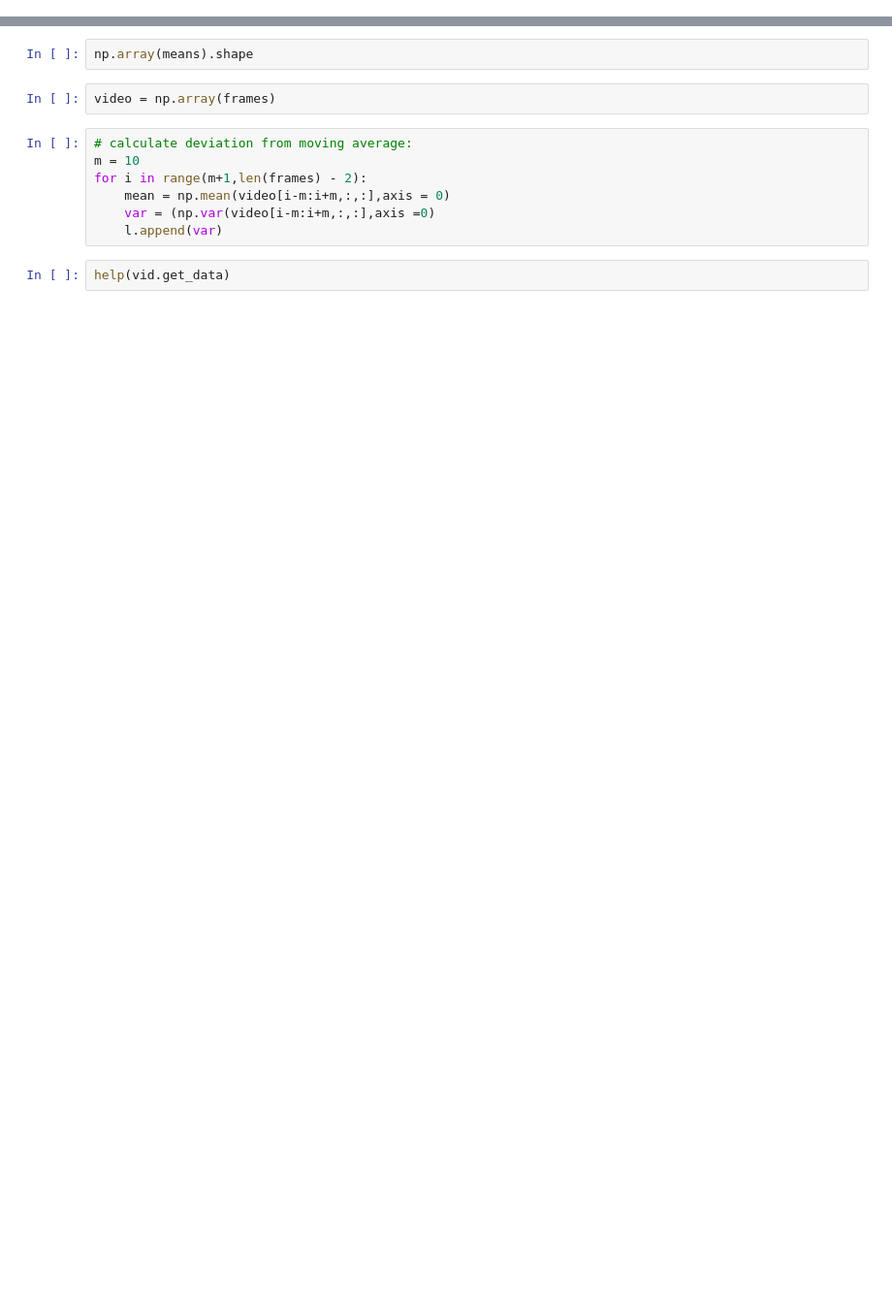
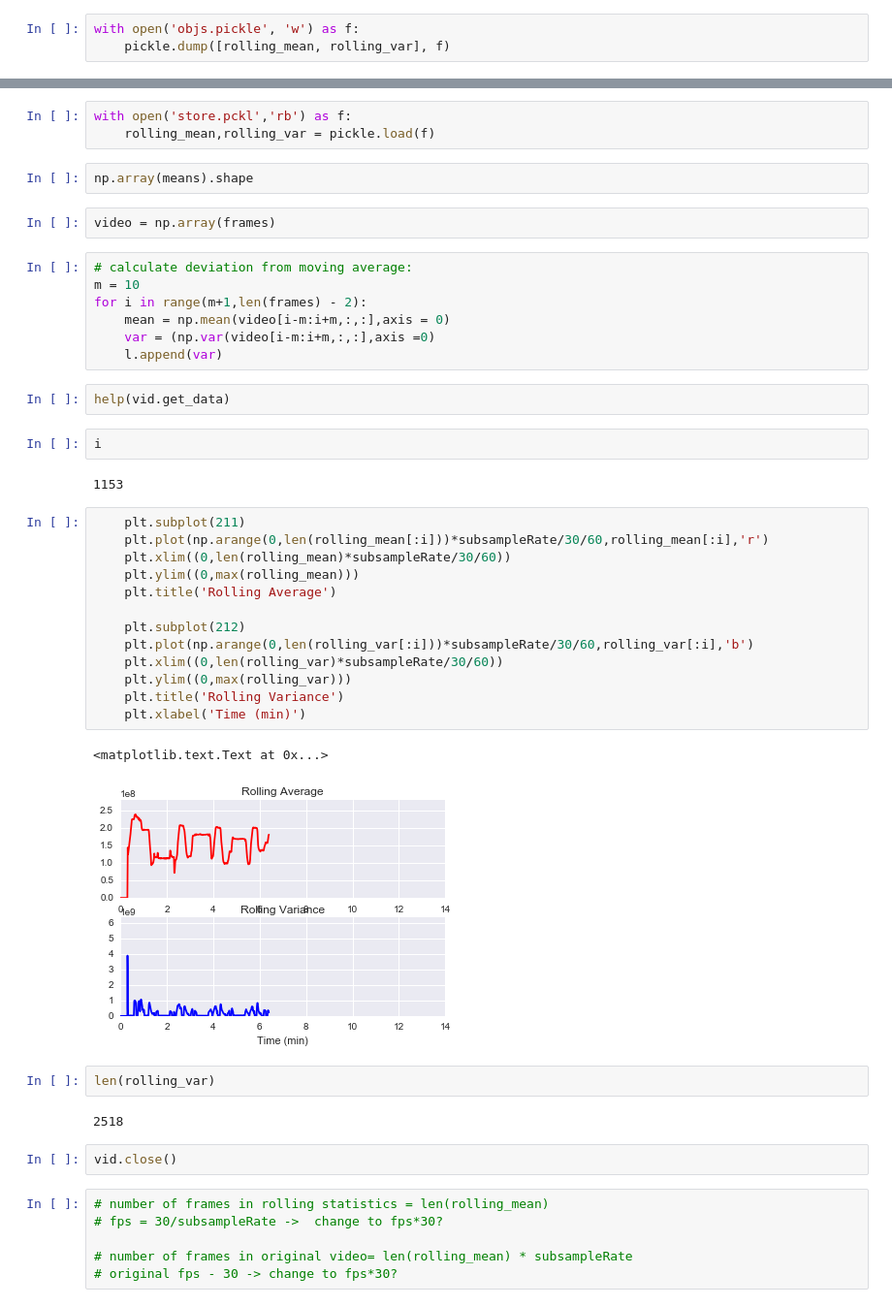
Before and after one commit to valentina-s/OOIVideos, a Jupyter notebook: notebooks/SingleVideoProcessing.ipynb, the cells around one changed output, grey strips where cells are left out. Shown at 97% size. Cells and saved outputs as stored; diff of their text form; blank space fills up the shorter version.

```diff
--- a/notebooks/SingleVideoProcessing.ipynb
+++ b/notebooks/SingleVideoProcessing.ipynb
@@ -121,0 +213,3 @@ plt.show()
+# %%
+with open('objs.pickle', 'w') as f:
+    pickle.dump([rolling_mean, rolling_var], f)
@@ -122,3 +220,6 @@ plt.show()
+# %%
+with open('store.pckl','rb') as f:
+    rolling_mean,rolling_var = pickle.load(f)
 # %%
 np.array(means).shape
 # %%
@@ -132,3 +233,35 @@ for i in range(m+1,len(frames) - 2):
     l.append(var)
 # %%
 help(vid.get_data)
+# %%
+i
+# %% [output]
+1153
+# %%
+    plt.subplot(211)
+    plt.plot(np.arange(0,len(rolling_mean[:i]))*subsampleRate/30/60,rolling_mean[:i],'r')
+    plt.xlim((0,len(rolling_mean)*subsampleRate/30/60))
+    plt.ylim((0,max(rolling_mean)))
+    plt.title('Rolling Average')
+
+    plt.subplot(212)
+    plt.plot(np.arange(0,len(rolling_var[:i]))*subsampleRate/30/60,rolling_var[:i],'b')
+    plt.xlim((0,len(rolling_var)*subsampleRate/30/60))
+    plt.ylim((0,max(rolling_var)))
+    plt.title('Rolling Variance')
+    plt.xlabel('Time (min)')
+# %% [output]
+<matplotlib.text.Text at 0x...>
+[figure, added]
+# %%
+len(rolling_var)
+# %% [output]
+2518
+# %%
+vid.close()
+# %%
+# number of frames in rolling statistics = len(rolling_mean)
+# fps = 30/subsampleRate ->  change to fps*30?
+
+# number of frames in original video= len(rolling_mean) * subsampleRate
+# original fps - 30 -> change to fps*30?
```
Also changed, not shown: parts of 29 cells of this notebook, 5 other files.
